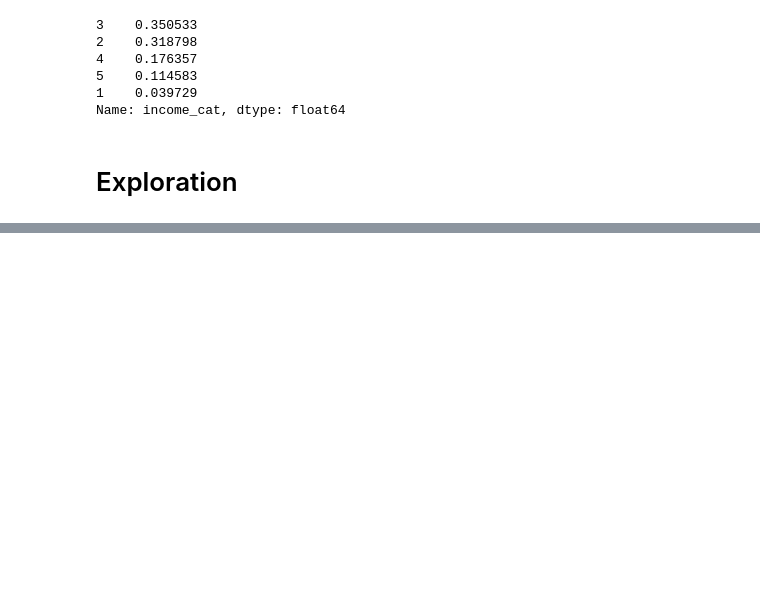
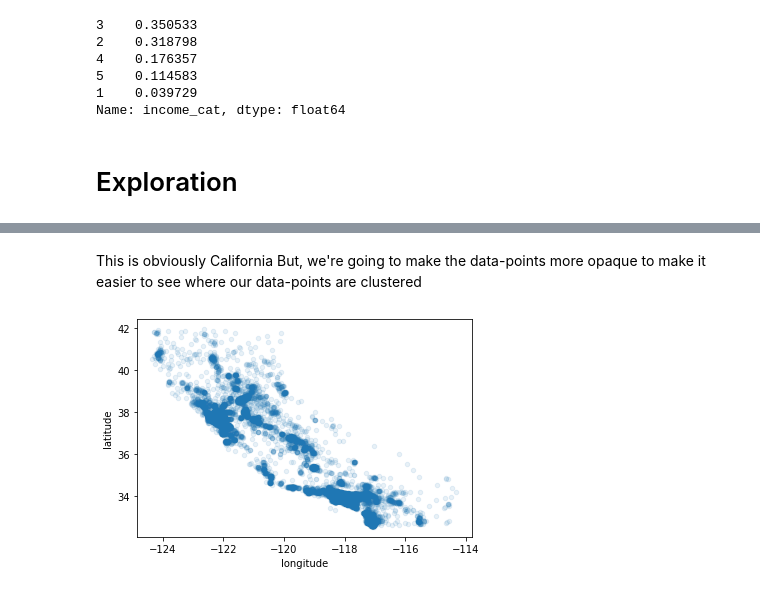
Before and after one commit to jivemachine/hands-on-machine-learning-with-scikit-learn-keras-and-tensorflow, a Jupyter notebook: chapter-2.ipynb, the cells around one changed output, grey strips where cells are left out. Saved outputs shown, nothing was run; the diff lists cells and outputs as text; code cells hidden in the pictures; blank space fills up the shorter version.

```diff
--- a/chapter-2.ipynb
+++ b/chapter-2.ipynb
@@ -221,0 +233,8 @@ for set_ in (strat_test_set, strat_train_set):
+# %% [markdown]
+This is obviously California
+But, we're going to make the data-points more opaque to make it easier to see where our data-points are clustered
+# %%
+housing.plot(kind='scatter', x='longitude', y='latitude', alpha=0.1)
+plt.show()
+# %% [output]
+[figure, added]
```
Also changed, not shown: parts of 11 cells of this notebook.
